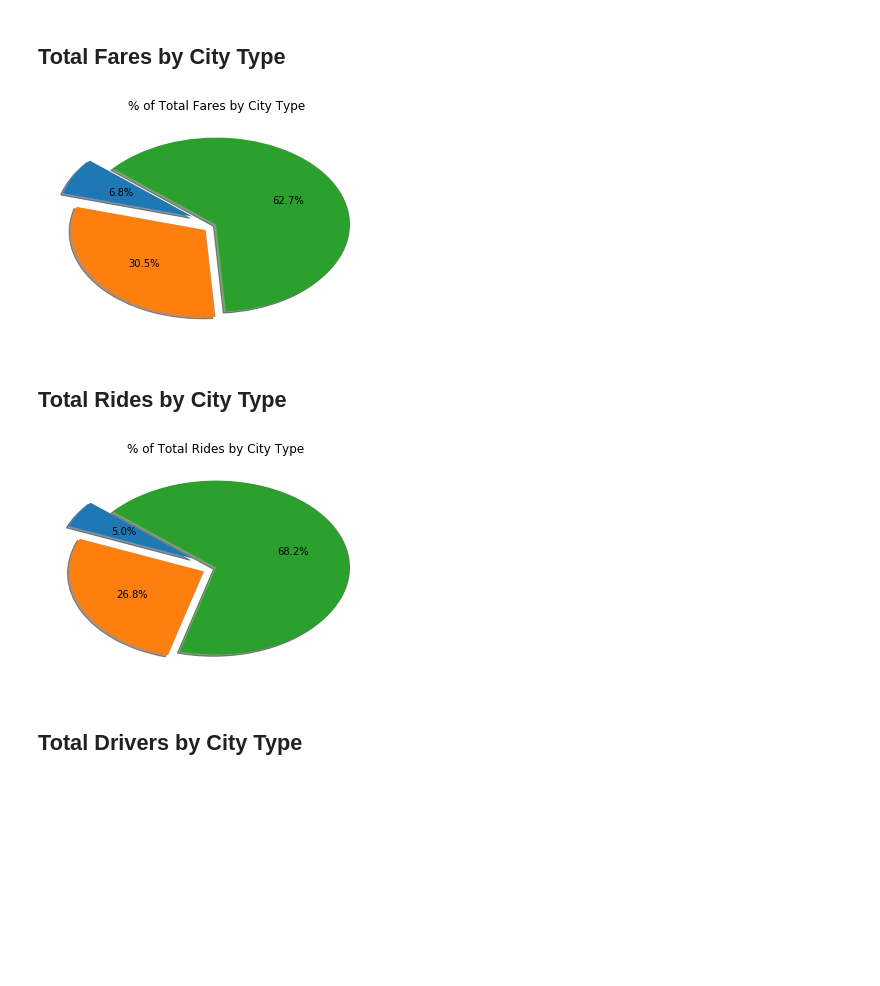
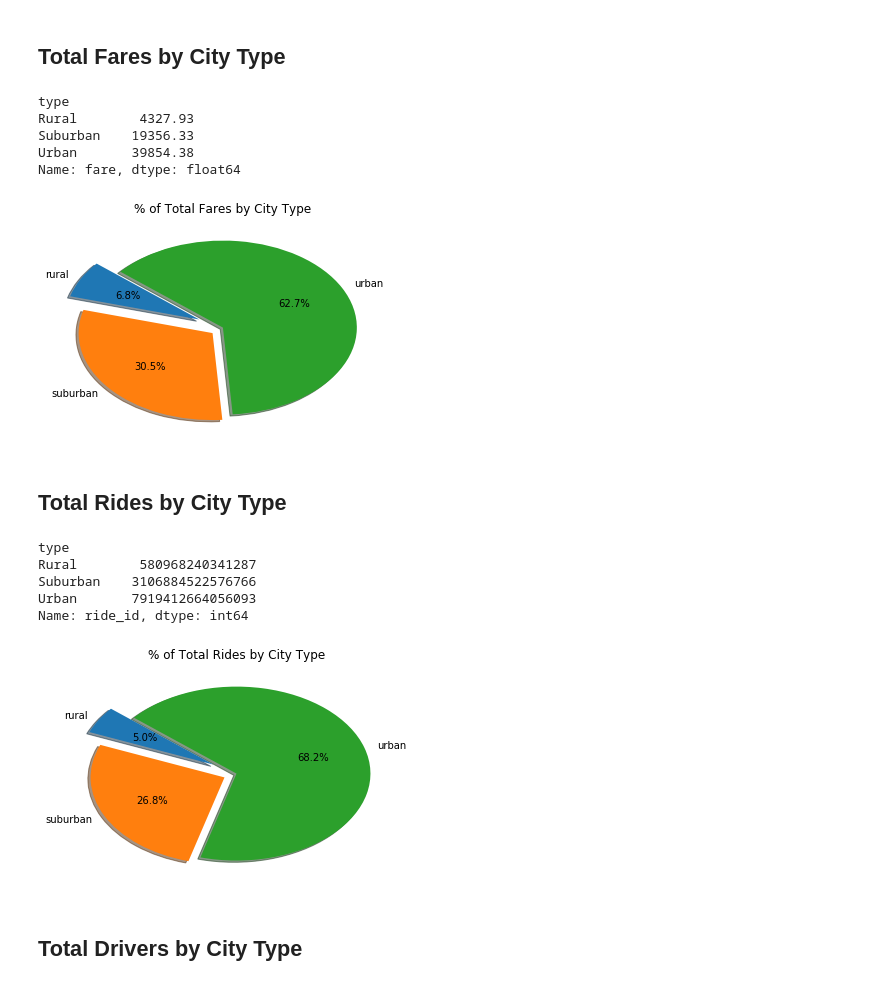
Before and after one commit to djphilbert/HW5, a Jupyter notebook: pyber_starter.ipynb, the cells around one changed output. Saved outputs shown, nothing was run; the diff lists cells and outputs as text; code cells hidden in the pictures; blank space fills up the shorter version.

```diff
--- a/pyber_starter.ipynb
+++ b/pyber_starter.ipynb
@@ -99,32 +99,42 @@ explode = (.2,.1,0)
 
 citygroup = combined_df.groupby(["type"])
 totalfaretype = citygroup['fare'].sum()
-
+print(totalfaretype)
 
 # Build Pie Chart
-plt.pie(totalfaretype, autopct="%1.1f%%",explode=explode,shadow=True,startangle=140)
+plt.pie(totalfaretype, autopct="%1.1f%%",explode=explode,labels=["rural","suburban","urban"],shadow=True,startangle=140)
 plt.title("% of Total Fares by City Type")
 # Save Figure
 plt.savefig("../Images/Total Fares by City.png")
 # %% [output]
+type
+Rural        4327.93
+Suburban    19356.33
+Urban       39854.38
+Name: fare, dtype: float64
-[figure, old version]
+[figure, new version]
 # %% [markdown]
 ## Total Rides by City Type
 # %%
 
 explode = (.2,.1,0)
 
 citygroup = combined_df.groupby(["type"])
 totalridetype = citygroup['ride_id'].sum()
-
+print(totalridetype)
 
 # Build Pie Chart
-plt.pie(totalridetype, autopct="%1.1f%%",explode=explode,shadow=True,startangle=140)
+plt.pie(totalridetype, autopct="%1.1f%%",labels=["rural","suburban","urban"],explode=explode,shadow=True,startangle=140)
 plt.title("% of Total Rides by City Type")
 # Save Figure
 plt.savefig("../Images/Total Rides by City.png")
 # %% [output]
+type
+Rural        580968240341287
+Suburban    3106884522576766
+Urban       7919412664056093
+Name: ride_id, dtype: int64
-[figure, old version]
+[figure, new version]
 # %% [markdown]
 ## Total Drivers by City Type
 # %%
```
Also changed, not shown: parts of 1 cell of this notebook, 3 other files.
